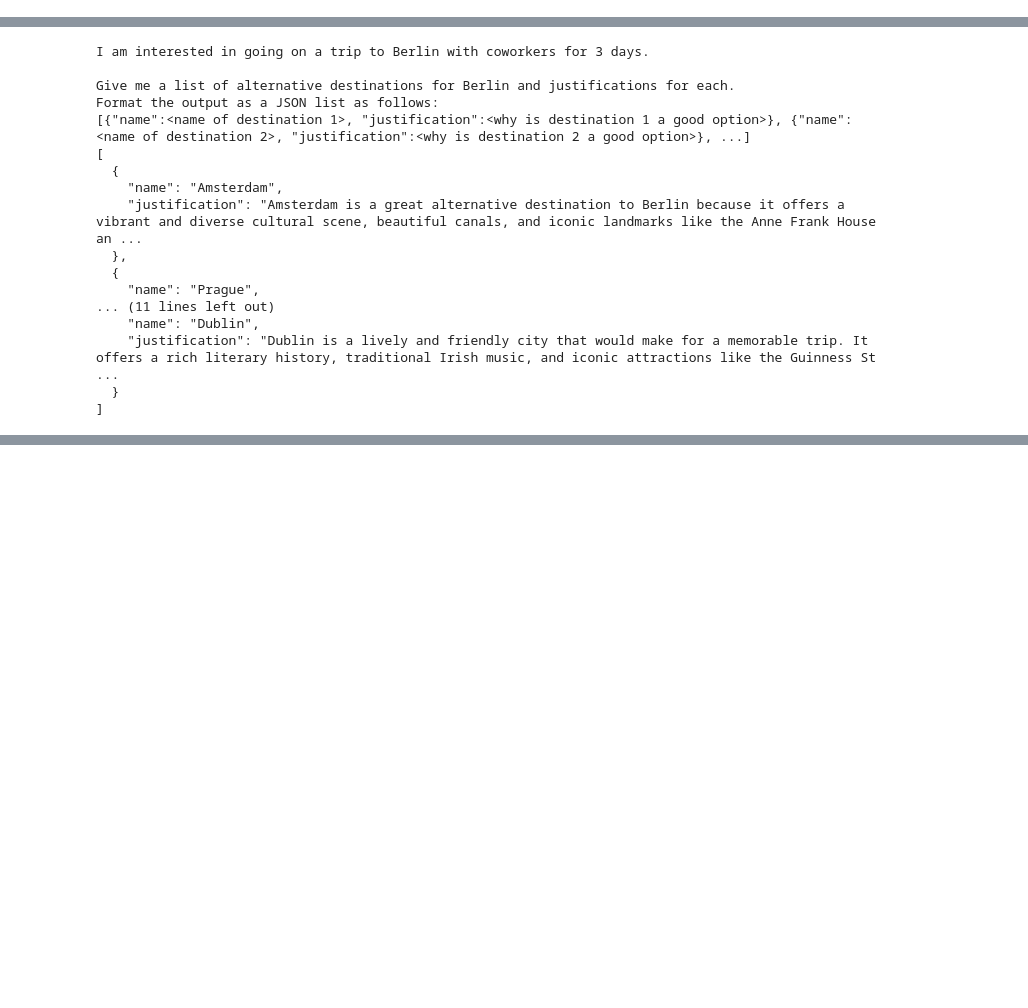
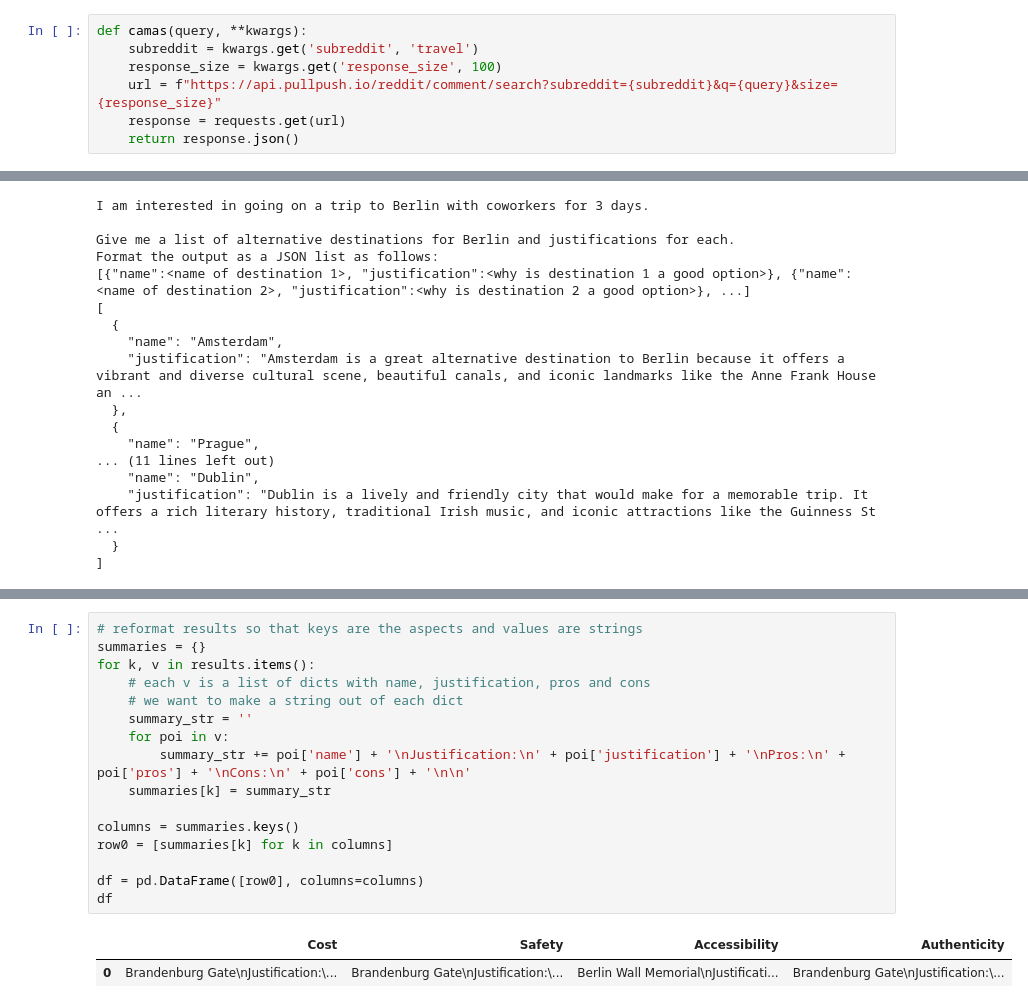
Before and after one commit to D3Mlab/travel-rec, a Jupyter notebook: travel_rec_george.ipynb, the cells around one changed output, grey strips where cells are left out. Drawn from its saved outputs; the diff is of its cells as text; blank space fills up the shorter version.

```diff
--- a/travel_rec_george.ipynb
+++ b/travel_rec_george.ipynb
@@ -37,6 +40,13 @@ def generate_gpt_output(prompt_name, **kwargs):
 
         # Print the response
         return response['choices'][0]['message']['content']
+# %%
+def camas(query, **kwargs):
+    subreddit = kwargs.get('subreddit', 'travel')
+    response_size = kwargs.get('response_size', 100)
+    url = f"https://api.pullpush.io/reddit/comment/search?subreddit={subreddit}&q={query}&size={response_size}"
+    response = requests.get(url)
+    return response.json()
 # %% [markdown]
 ## Internal Knowledge
 # %%
@@ -200,0 +291,19 @@ Format the output as a JSON list as follows:
+# %%
+# reformat results so that keys are the aspects and values are strings
+summaries = {}
+for k, v in results.items():
+    # each v is a list of dicts with name, justification, pros and cons
+    # we want to make a string out of each dict
+    summary_str = ''
+    for poi in v:
+        summary_str += poi['name'] + '\nJustification:\n' + poi['justification'] + '\nPros:\n' + poi['pros'] + '\nCons:\n' + poi['cons'] + '\n\n'
+    summaries[k] = summary_str
+
+columns = summaries.keys()
+row0 = [summaries[k] for k in columns]
+
+df = pd.DataFrame([row0], columns=columns)
+df
+# %% [output]
+|  | Cost | Safety | Accessibility | Authenticity |
+| 0 | Brandenburg Gate\nJustification:\... | Brandenburg Gate\nJustification:\... | Berlin Wall Memorial\nJustificati... | Brandenburg Gate\nJustification:\... |
```
Also changed, not shown: parts of 5 cells of this notebook, 3 other files.
